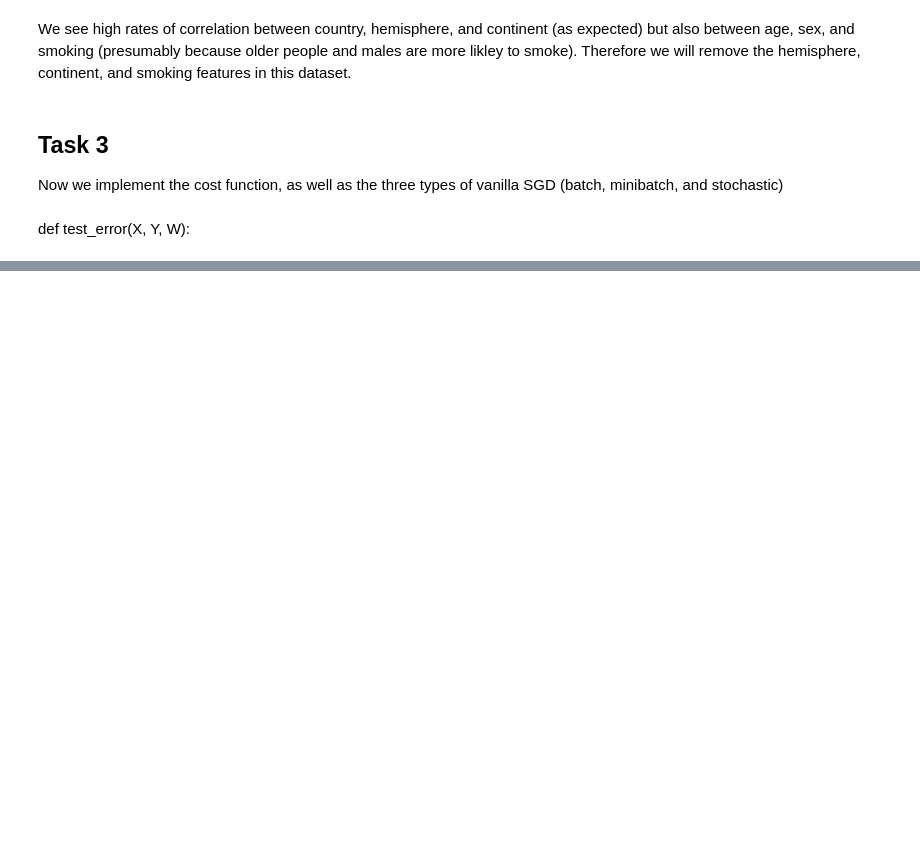
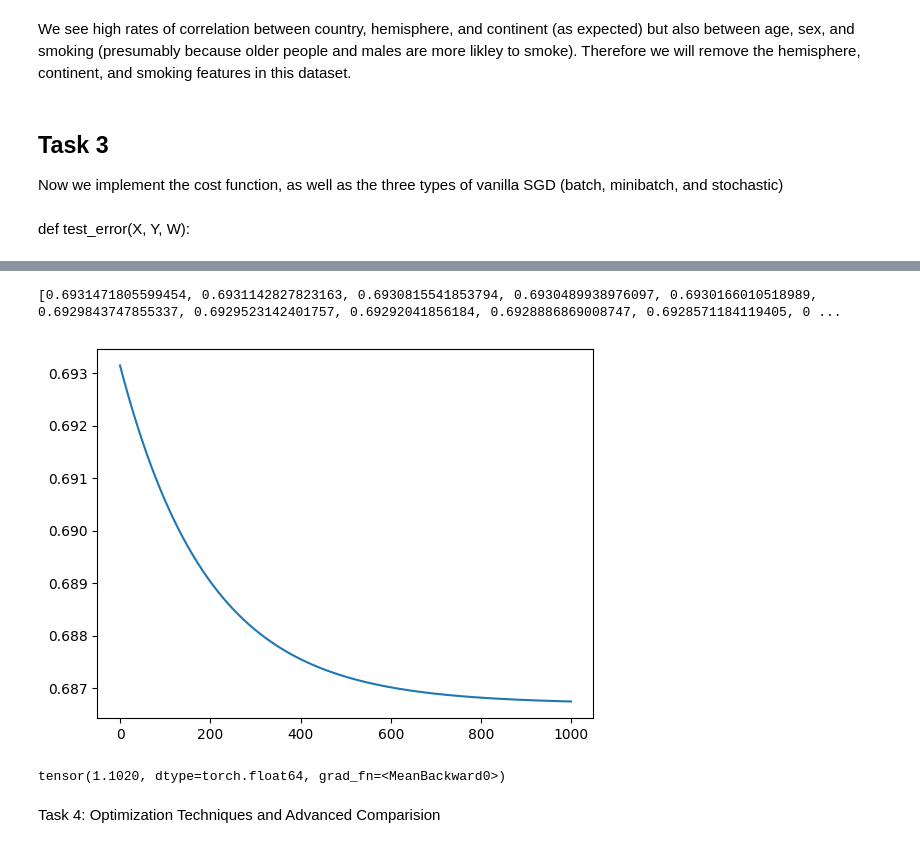
Before and after one commit to s-kamireddy/Logistic-Regression-for-Heart-Attack-Risk-Predictiom, a Jupyter notebook: projects_in_ai_hw1.ipynb, the cells around one changed output, grey strips where cells are left out. Drawn from its saved outputs; the diff is of its cells as text; code cells hidden in the pictures; blank space fills up the shorter version.

```diff
--- a/projects_in_ai_hw1.ipynb
+++ b/projects_in_ai_hw1.ipynb
@@ -294,6 +315,27 @@ def gradient_descent_minibatch( X, Y ):
 
 
   return w , losses
+# %%
+def gred_descent_stochastic( X, Y ):
+  losses= []
+  w = torch.zeros(X.shape[1], dtype = torch.float64, requires_grad=True)
+
+  for _ in range(1000):
+    z = torch.matmul(X, w)
+    y_hat = 1 / (1 + torch.exp(-z))
+    loss = logit_cost(X, Y, y_hat, w)
+    losses.append(loss.item())
+
+    gradient = torch.matmul(X.T, (y_hat - Y)) / X.shape[0]
+    w = w - (gradient * .01)
+
+  print(losses)
+  plt.plot(losses)
+  plt.show()
+
+
+
+  return w , losses
 # %% [markdown]
 def test_error(X, Y, W):
 # %%
@@ -324,0 +377,9 @@ print(test_error(x_test, y_test, w))
+# %%
+w, loss = gred_descent_stochastic(   x_train, y_train)
+print(test_error(x_test, y_test, w))
+# %% [output]
+[0.6931471805599454, 0.6931142827823163, 0.6930815541853794, 0.6930489938976097, 0.6930166010518989, 0.6929843747855337, 0.6929523142401757, 0.69292041856184, 0.6928886869008747, 0.6928571184119405, 0 ...
+[figure, added]
+tensor(1.1020, dtype=torch.float64, grad_fn=<MeanBackward0>)
+# %% [markdown]
+Task 4: Optimization Techniques and Advanced Comparision
```
Also changed, not shown: parts of 9 cells of this notebook.
